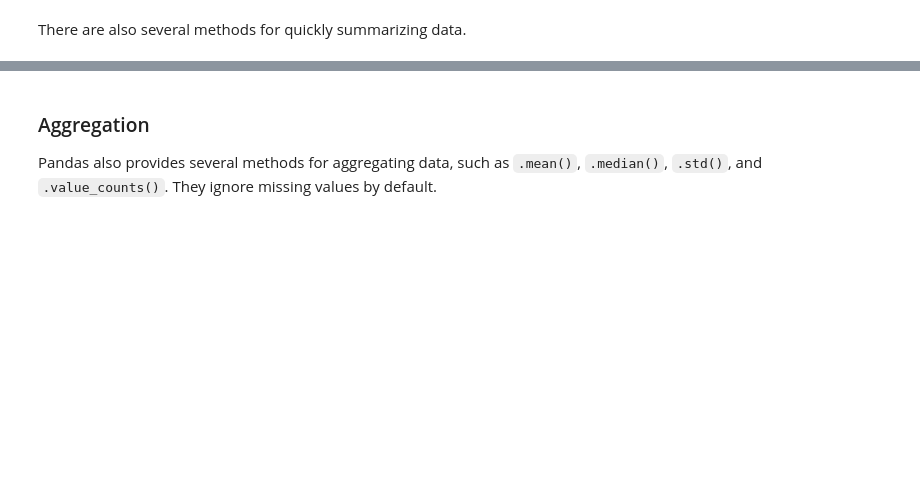
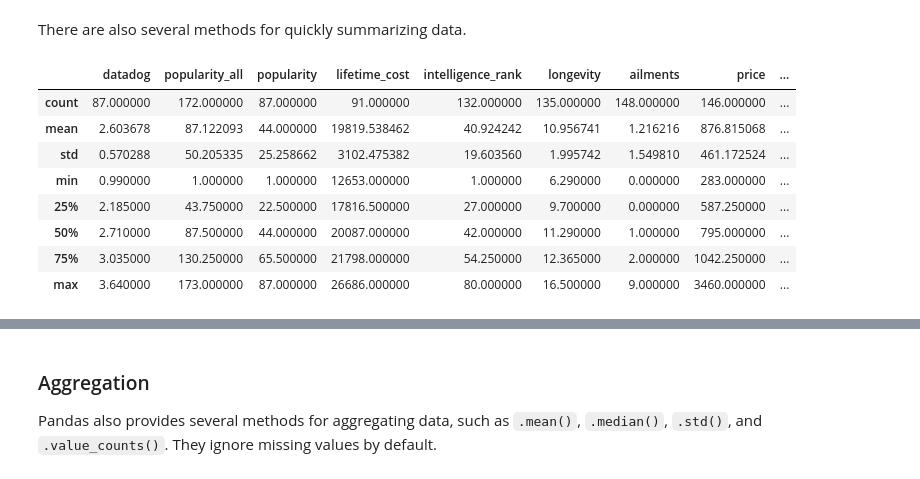
Before and after one commit to 2019-winter-ucdavis-sta141b/notes, a Jupyter notebook: lecture/01.22/notes.ipynb, the cells around one changed output, grey strips where cells are left out. Cells and saved outputs as stored; diff of their text form; code cells hidden in the pictures; blank space fills up the shorter version.

```diff
--- a/lecture/01.22/notes.ipynb
+++ b/lecture/01.22/notes.ipynb
@@ -94,2 +371,14 @@ The type "object" means some non-numeric Python object, often a string.
 # %% [markdown]
 There are also several methods for quickly summarizing data.
+# %%
+dogs.describe()
+# %% [output]
+|  | datadog | popularity_all | popularity | lifetime_cost | intelligence_rank | longevity | ailments | price | ... |
+| count | 87.000000 | 172.000000 | 87.000000 | 91.000000 | 132.000000 | 135.000000 | 148.000000 | 146.000000 | ... |
+| mean | 2.603678 | 87.122093 | 44.000000 | 19819.538462 | 40.924242 | 10.956741 | 1.216216 | 876.815068 | ... |
+| std | 0.570288 | 50.205335 | 25.258662 | 3102.475382 | 19.603560 | 1.995742 | 1.549810 | 461.172524 | ... |
+| min | 0.990000 | 1.000000 | 1.000000 | 12653.000000 | 1.000000 | 6.290000 | 0.000000 | 283.000000 | ... |
+| 25% | 2.185000 | 43.750000 | 22.500000 | 17816.500000 | 27.000000 | 9.700000 | 0.000000 | 587.250000 | ... |
+| 50% | 2.710000 | 87.500000 | 44.000000 | 20087.000000 | 42.000000 | 11.290000 | 1.000000 | 795.000000 | ... |
+| 75% | 3.035000 | 130.250000 | 65.500000 | 21798.000000 | 54.250000 | 12.365000 | 2.000000 | 1042.250000 | ... |
+| max | 3.640000 | 173.000000 | 87.000000 | 26686.000000 | 80.000000 | 16.500000 | 9.000000 | 3460.000000 | ... |
```
Also changed, not shown: parts of 53 cells of this notebook.
